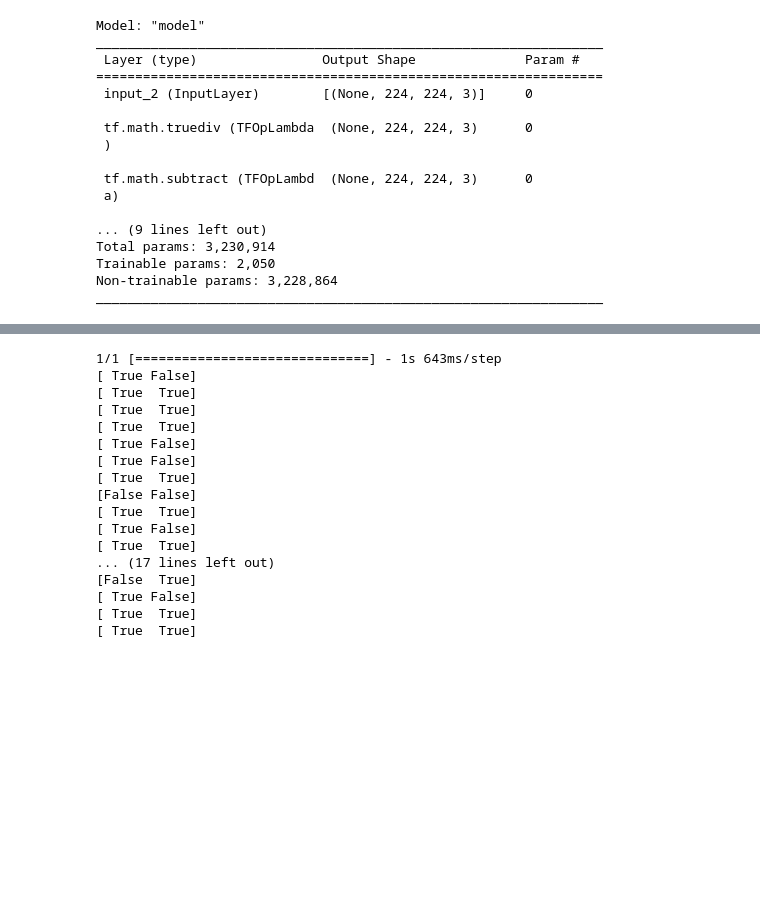
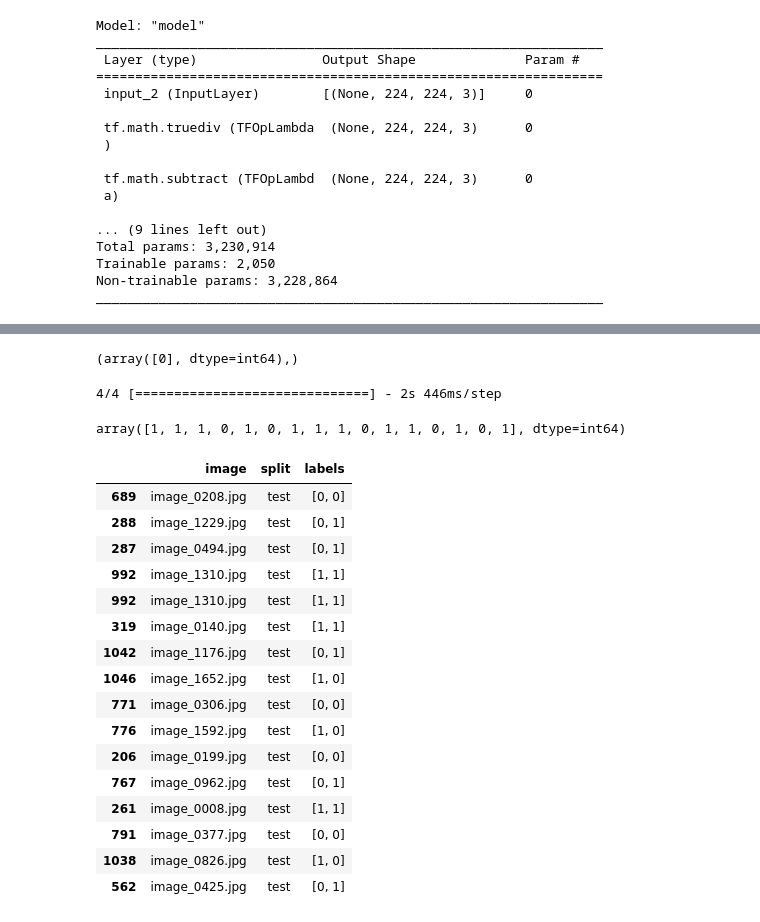
Before and after one commit to giovannigaiardo/cnn-dog-person-classifier, a Jupyter notebook: tests.ipynb, the cells around one changed output, grey strips where cells are left out. Saved outputs shown, nothing was run; the diff lists cells and outputs as text; code cells hidden in the pictures; blank space fills up the shorter version.

```diff
--- a/tests.ipynb
+++ b/tests.ipynb
@@ -183,5 +214,4 @@ plt.show()
 # %%
-test_data = test_data.batch(32).prefetch(tf.data.AUTOTUNE)
-image, label = next(iter(test_data))
-image.shape
+test_data = test_data.batch(BATCH_SIZE).prefetch(tf.data.AUTOTUNE)
+model.evaluate(test_data)
 # %% [output]
@@ -189,23 +224,12 @@ TensorShape([32, 224, 224, 3])
+# %%
+a = np.array([0,1,2])
+b = np.array([2,1,2])
+
+np.where(a != b)
+# %% [output]
+(array([0], dtype=int64),)
 # %%
-predictions = model.predict(image)
+predictions = model.predict(test_data)
 binary_preds = (predictions > 0.5).astype(int)
-for pred, label in zip(binary_preds, labels):
-    print(pred==label)
 # %% [output]
-1/1 [==============================] - 1s 643ms/step
-[ True False]
-[ True  True]
-[ True  True]
-[ True  True]
-[ True False]
-[ True False]
-[ True  True]
-[False False]
-[ True  True]
-[ True False]
-[ True  True]
-... (17 lines left out)
-[False  True]
-[ True False]
-[ True  True]
-[ True  True]
+4/4 [==============================] - 2s 446ms/step
@@ -211,0 +241,25 @@ for pred, label in zip(binary_preds, labels):
+# %%
+wrong_class_id
+# %% [output]
+array([1, 1, 1, 0, 1, 0, 1, 1, 1, 0, 1, 1, 0, 1, 0, 1], dtype=int64)
+# %%
+errors = annotations_df.iloc[errors_idx]
+errors
+# %% [output]
+|  | image | split | labels |
+| 689 | image_0208.jpg | test | [0, 0] |
+| 288 | image_1229.jpg | test | [0, 1] |
+| 287 | image_0494.jpg | test | [0, 1] |
+| 992 | image_1310.jpg | test | [1, 1] |
+| 992 | image_1310.jpg | test | [1, 1] |
+| 319 | image_0140.jpg | test | [1, 1] |
+| 1042 | image_1176.jpg | test | [0, 1] |
+| 1046 | image_1652.jpg | test | [1, 0] |
+| 771 | image_0306.jpg | test | [0, 0] |
+| 776 | image_1592.jpg | test | [1, 0] |
+| 206 | image_0199.jpg | test | [0, 0] |
+| 767 | image_0962.jpg | test | [0, 1] |
+| 261 | image_0008.jpg | test | [1, 1] |
+| 791 | image_0377.jpg | test | [0, 0] |
+| 1038 | image_0826.jpg | test | [1, 0] |
+| 562 | image_0425.jpg | test | [0, 1] |
```
Also changed, not shown: parts of 40 cells of this notebook.
